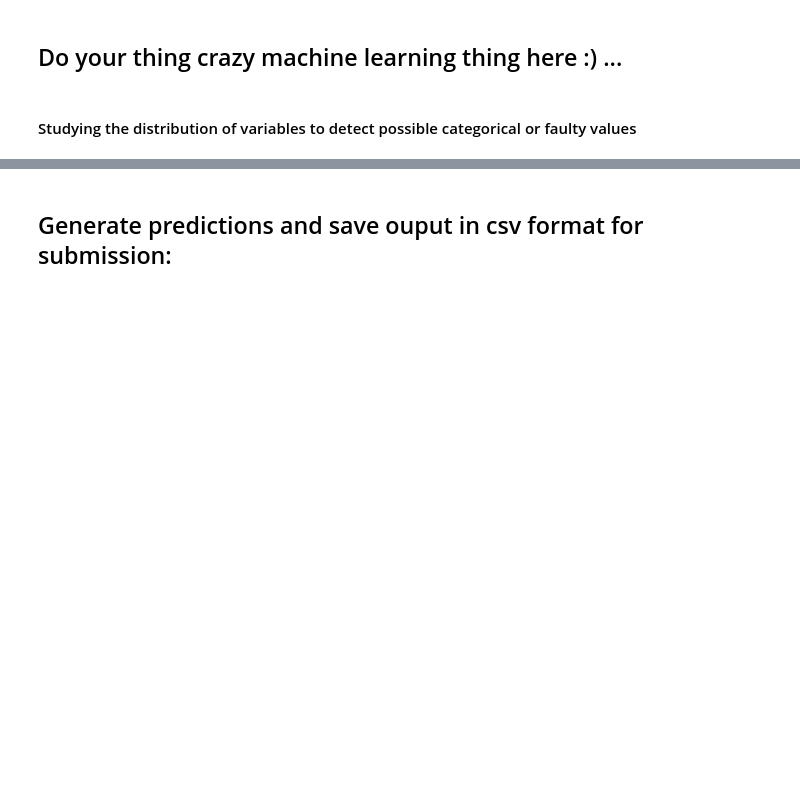
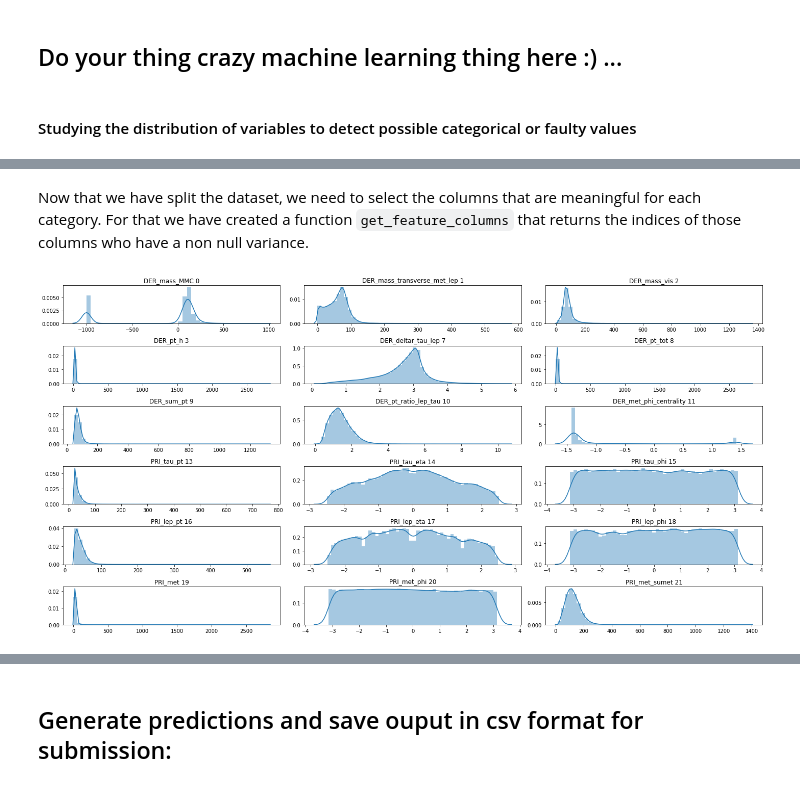
Before and after one commit to ehoelzl/ML_course, a Jupyter notebook: projects/project1/scripts/project1.ipynb, the cells around one changed output, grey strips where cells are left out. Saved outputs shown, nothing was run; the diff lists cells and outputs as text; code cells hidden in the pictures; blank space fills up the shorter version.

Commit message:
Update code, all required functions are implemented

```diff
--- a/projects/project1/scripts/project1.ipynb
+++ b/projects/project1/scripts/project1.ipynb
@@ -100,0 +49,15 @@ np.sum(y_pred == y_test) / len(y_pred)
+# %%
+from utils import split_dataset, get_feature_columns
+
+jet_column = 22
+tX_0, y_0, tX_1, y_1, tX_2, y_2 = split_dataset(tX, y, jet_col=jet_column)
+# %% [markdown]
+Now that we have split the dataset, we need to select the columns that are meaningful for each category. For that we have created a function `get_feature_columns` that returns the indices of those columns who have a non null variance.
+# %%
+features_0 = get_feature_columns(tX_0)
+features_1 = get_feature_columns(tX_1)
+features_2 = get_feature_columns(tX_2)
+# %%
+plot_feature_distribution(tX_0, headers, features_0, "", 3, 6)
+# %% [output]
+[figure, added]
```
Also changed, not shown: parts of 43 cells of this notebook, 7 other files.
